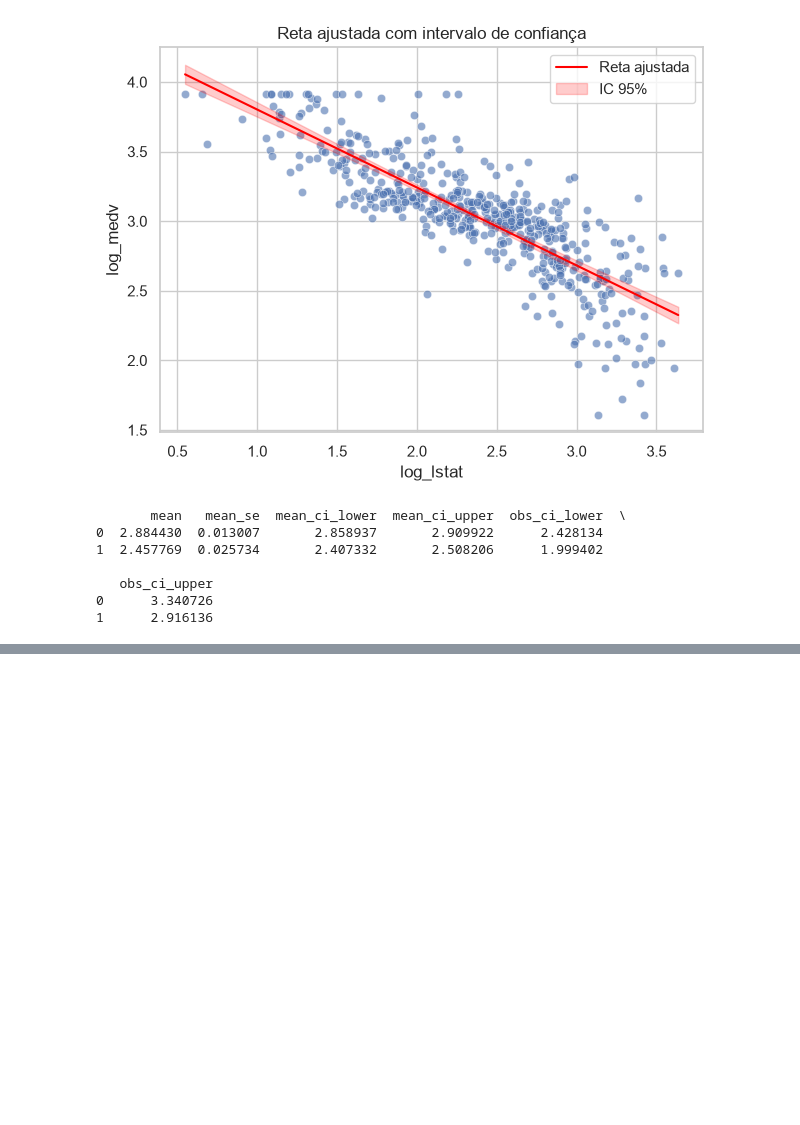
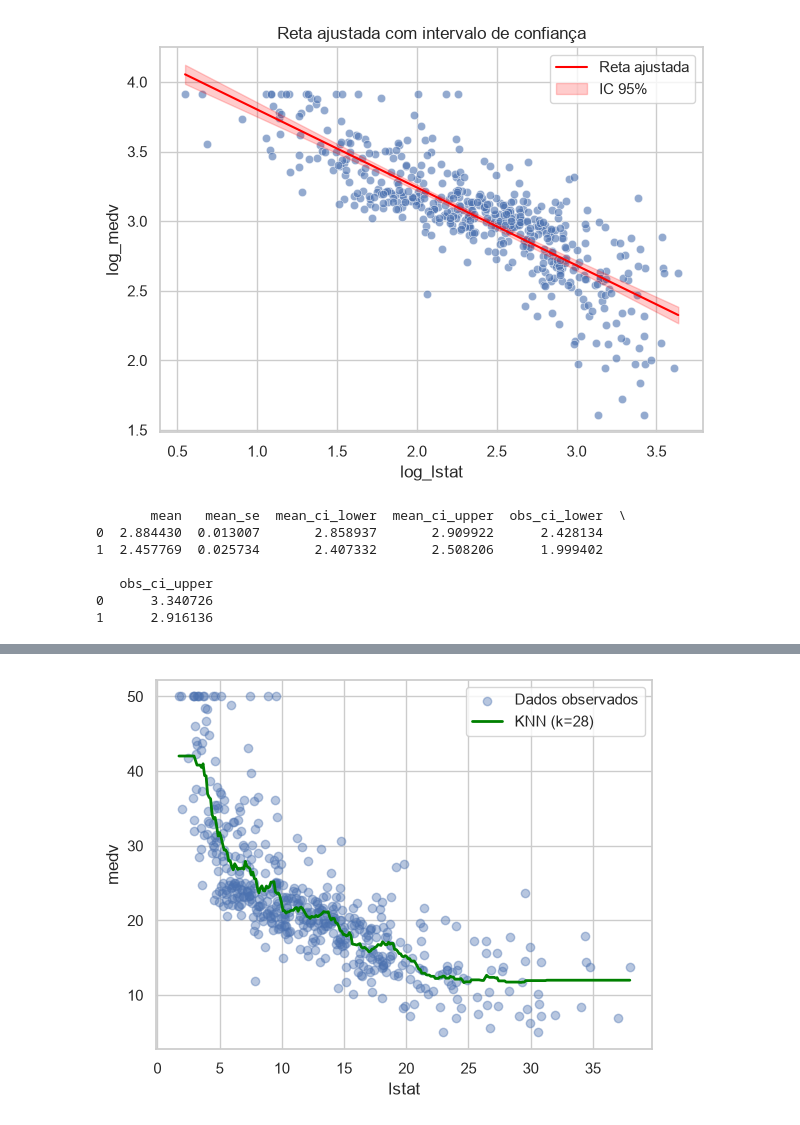
Before and after one commit to ClerenceSilva/KNN-LOESS-RLS, a Jupyter notebook: desafio 1/Códigos.ipynb, the cells around one changed output, grey strips where cells are left out. Drawn from its saved outputs; the diff is of its cells as text; code cells hidden in the pictures; blank space fills up the shorter version.

```diff
--- a/desafio 1/Códigos.ipynb
+++ b/desafio 1/Códigos.ipynb
@@ -219,0 +294,25 @@ print(pred_media)
+# %%
+# x precisa ser 2D no sklearn (n_samples, n_features)
+x = x.reshape(-1, 1)
+
+x_treino, x_teste, y_treino, y_teste = train_test_split(
+    x, y, test_size=0.2, random_state=42
+)
+
+modelo_knn = KNeighborsRegressor(n_neighbors=28, weights="uniform")
+modelo_knn.fit(x_treino, y_treino)
+
+y_pred = modelo_knn.predict(x_teste)
+
+# Para plotar a curva suave, prever em uma grade fina de x
+x_grade = np.linspace(x.min(), x.max(), 300).reshape(-1, 1)
+y_grade = modelo_knn.predict(x_grade)
+
+plt.scatter(x, y, alpha=0.4, label="Dados observados")
+plt.plot(x_grade, y_grade, color="green", linewidth=2, label="KNN (k=28)")
+plt.xlabel("lstat")
+plt.ylabel("medv")
+plt.legend()
+plt.show()
+# %% [output]
+[figure, added]
```
Also changed, not shown: parts of 7 cells of this notebook.
